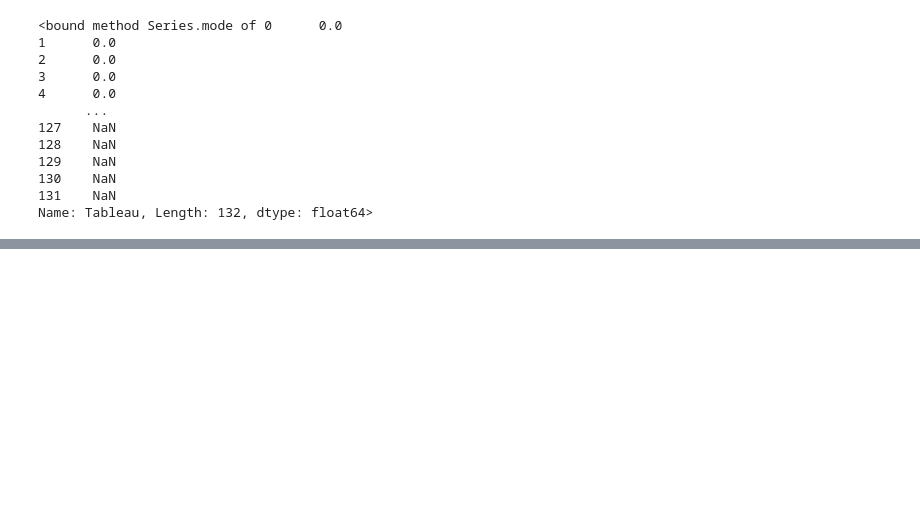
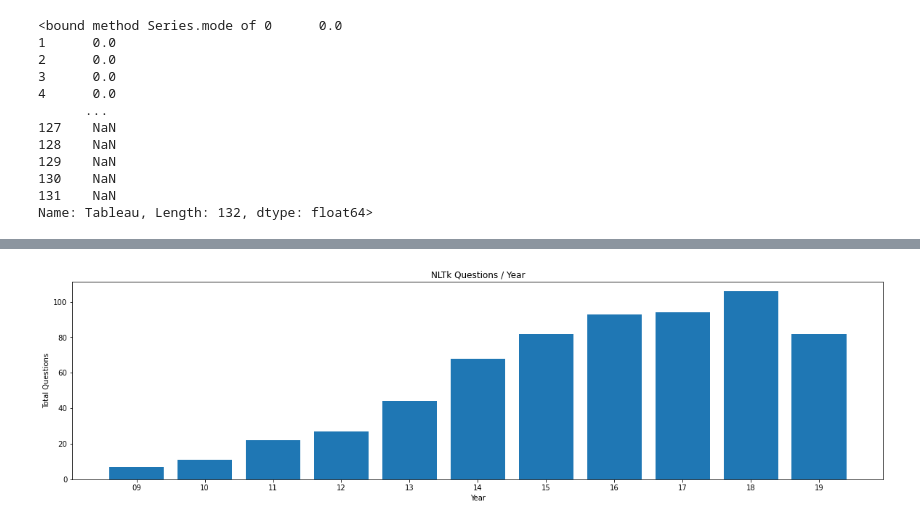
Before and after one commit to sushamasivananthan/Time-Series-Analysis, a Jupyter notebook: Time Series Analysis.ipynb, the cells around one changed output, grey strips where cells are left out. Cells and saved outputs as stored; diff of their text form; code cells hidden in the pictures; blank space fills up the shorter version.

```diff
--- a/Time Series Analysis.ipynb
+++ b/Time Series Analysis.ipynb
@@ -92,0 +160,11 @@ interactive_plot(normalize(df),'Stackoverflow Questions Count over years')
+# %%
+
+fig = plt.figure(figsize = (20, 5))
+plt.bar(df["year"],df["nltk"])
+
+plt.xlabel("Year")
+plt.ylabel("Total Questions")
+plt.title("NLTk Questions / Year")
+plt.show()
+# %% [output]
+[figure, added]
```
Also changed, not shown: parts of 12 cells of this notebook.
